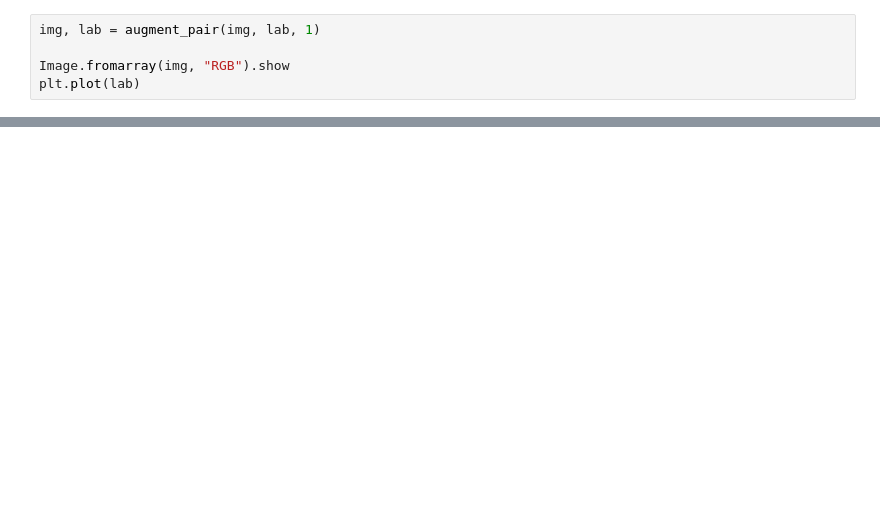
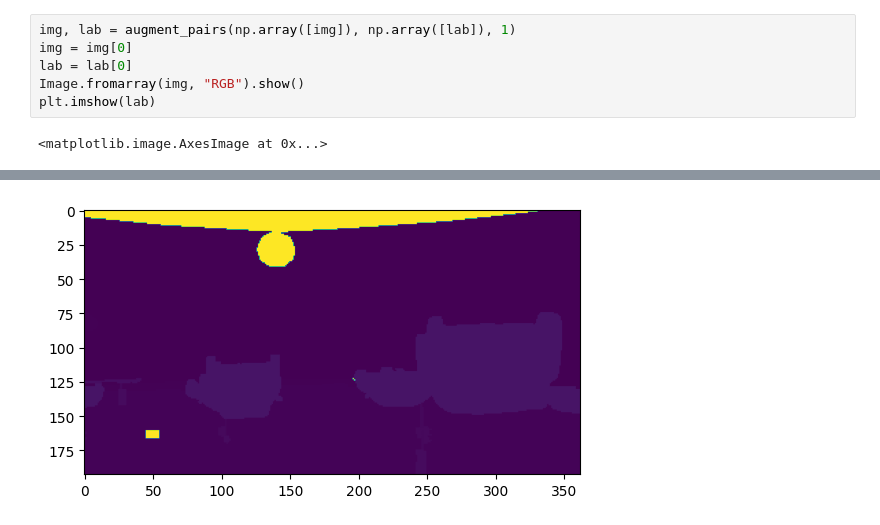
Before and after one commit to davrikn/semantic_segmentation, a Jupyter notebook: dataviz.ipynb, the cells around one changed output, grey strips where cells are left out. Saved outputs shown, nothing was run; the diff lists cells and outputs as text; blank space fills up the shorter version.

```diff
--- a/dataviz.ipynb
+++ b/dataviz.ipynb
@@ -15,5 +22,8 @@ TypeError: Invalid shape (3, 256, 512) for image data
 # %%
-img, lab = augment_pair(img, lab, 1)
-
-Image.fromarray(img, "RGB").show
-plt.plot(lab)
+img, lab = augment_pairs(np.array([img]), np.array([lab]), 1)
+img = img[0]
+lab = lab[0]
+Image.fromarray(img, "RGB").show()
+plt.imshow(lab)
+# %% [output]
+<matplotlib.image.AxesImage at 0x...>
@@ -19,0 +31 @@ plt.plot(lab)
+[figure, added]
```
Also changed, not shown: parts of 2 cells of this notebook, 4 other files.
